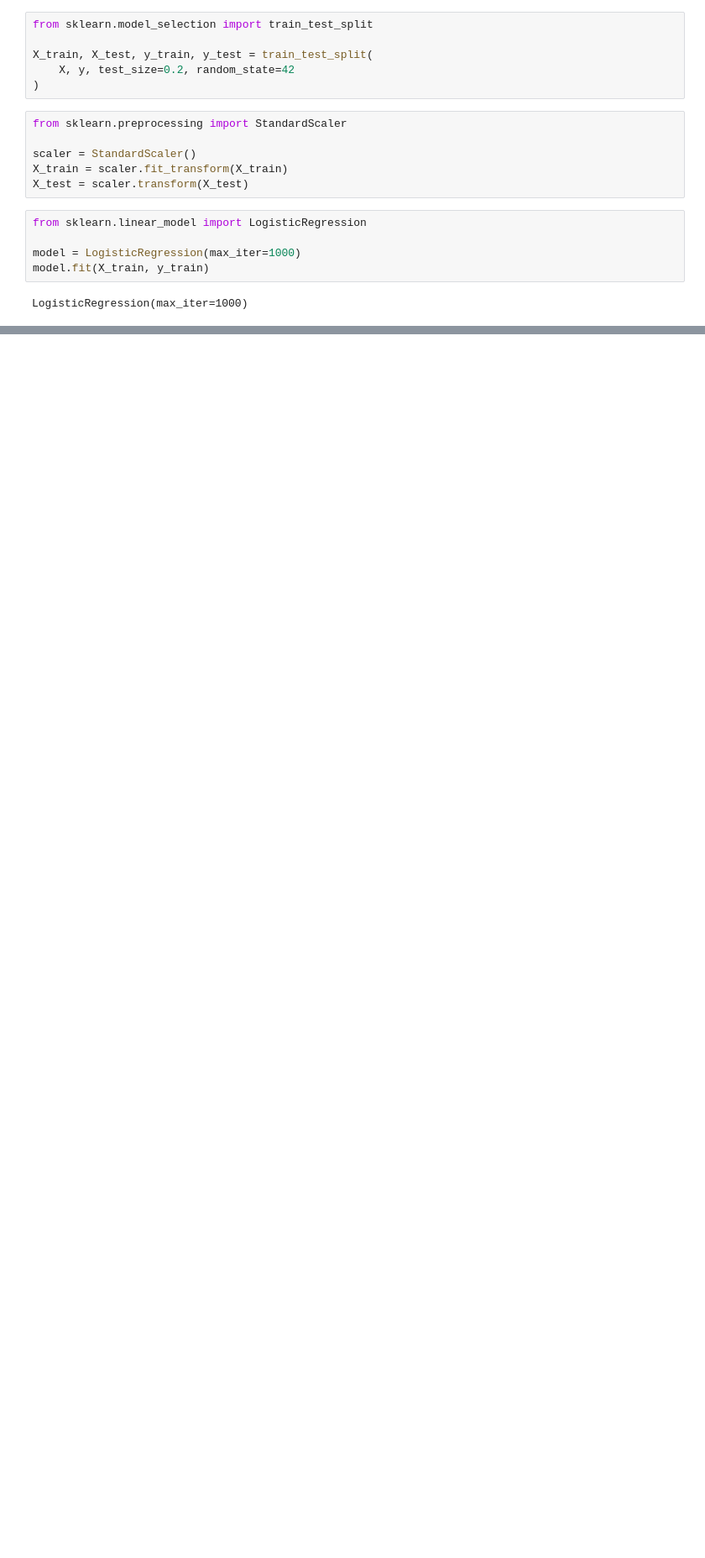
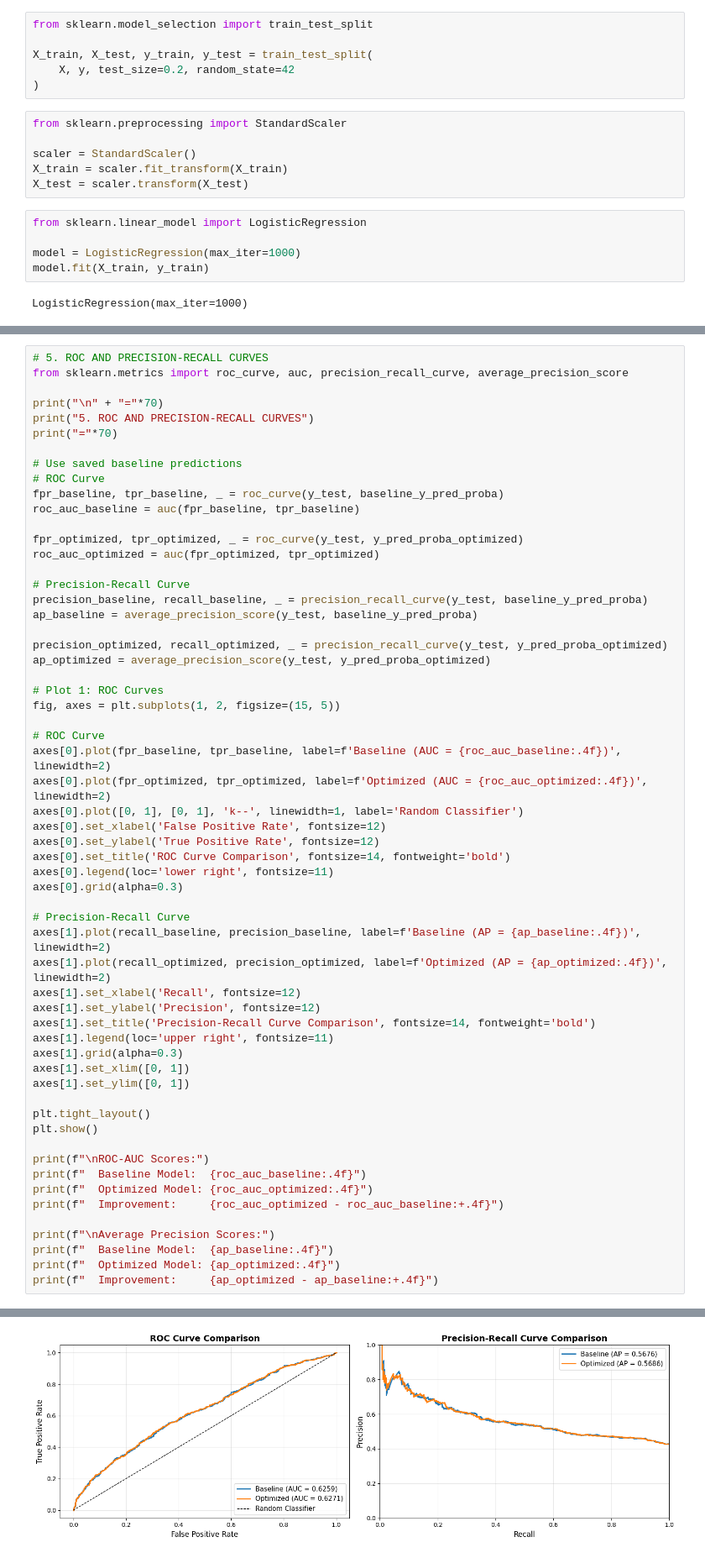
Before and after one commit to aenaganti1999/Capstone_Project, a Jupyter notebook: analyzedata.ipynb, the cells around one changed output, grey strips where cells are left out. Shown at 84% size. Drawn from its saved outputs; the diff is of its cells as text; blank space fills up the shorter version.

```diff
--- a/analyzedata.ipynb
+++ b/analyzedata.ipynb
@@ -198,0 +550,60 @@ dtype: float64
+# %%
+# 5. ROC AND PRECISION-RECALL CURVES
+from sklearn.metrics import roc_curve, auc, precision_recall_curve, average_precision_score
+
+print("\n" + "="*70)
+print("5. ROC AND PRECISION-RECALL CURVES")
+print("="*70)
+
+# Use saved baseline predictions
+# ROC Curve
+fpr_baseline, tpr_baseline, _ = roc_curve(y_test, baseline_y_pred_proba)
+roc_auc_baseline = auc(fpr_baseline, tpr_baseline)
+
+fpr_optimized, tpr_optimized, _ = roc_curve(y_test, y_pred_proba_optimized)
+roc_auc_optimized = auc(fpr_optimized, tpr_optimized)
+
+# Precision-Recall Curve
+precision_baseline, recall_baseline, _ = precision_recall_curve(y_test, baseline_y_pred_proba)
+ap_baseline = average_precision_score(y_test, baseline_y_pred_proba)
+
+precision_optimized, recall_optimized, _ = precision_recall_curve(y_test, y_pred_proba_optimized)
+ap_optimized = average_precision_score(y_test, y_pred_proba_optimized)
+
+# Plot 1: ROC Curves
+fig, axes = plt.subplots(1, 2, figsize=(15, 5))
+
+# ROC Curve
+axes[0].plot(fpr_baseline, tpr_baseline, label=f'Baseline (AUC = {roc_auc_baseline:.4f})', linewidth=2)
+axes[0].plot(fpr_optimized, tpr_optimized, label=f'Optimized (AUC = {roc_auc_optimized:.4f})', linewidth=2)
+axes[0].plot([0, 1], [0, 1], 'k--', linewidth=1, label='Random Classifier')
+axes[0].set_xlabel('False Positive Rate', fontsize=12)
+axes[0].set_ylabel('True Positive Rate', fontsize=12)
+axes[0].set_title('ROC Curve Comparison', fontsize=14, fontweight='bold')
+axes[0].legend(loc='lower right', fontsize=11)
+axes[0].grid(alpha=0.3)
+
+# Precision-Recall Curve
+axes[1].plot(recall_baseline, precision_baseline, label=f'Baseline (AP = {ap_baseline:.4f})', linewidth=2)
+axes[1].plot(recall_optimized, precision_optimized, label=f'Optimized (AP = {ap_optimized:.4f})', linewidth=2)
+axes[1].set_xlabel('Recall', fontsize=12)
+axes[1].set_ylabel('Precision', fontsize=12)
+axes[1].set_title('Precision-Recall Curve Comparison', fontsize=14, fontweight='bold')
+axes[1].legend(loc='upper right', fontsize=11)
+axes[1].grid(alpha=0.3)
+axes[1].set_xlim([0, 1])
+axes[1].set_ylim([0, 1])
+
+plt.tight_layout()
+plt.show()
+
+print(f"\nROC-AUC Scores:")
+print(f"  Baseline Model:  {roc_auc_baseline:.4f}")
+print(f"  Optimized Model: {roc_auc_optimized:.4f}")
+print(f"  Improvement:     {roc_auc_optimized - roc_auc_baseline:+.4f}")
+
+print(f"\nAverage Precision Scores:")
+print(f"  Baseline Model:  {ap_baseline:.4f}")
+print(f"  Optimized Model: {ap_optimized:.4f}")
+print(f"  Improvement:     {ap_optimized - ap_baseline:+.4f}")
+# %% [output]
@@ -198,0 +613 @@ dtype: float64
+[figure, added]
```
Also changed, not shown: parts of 26 cells of this notebook, 3 other files.
